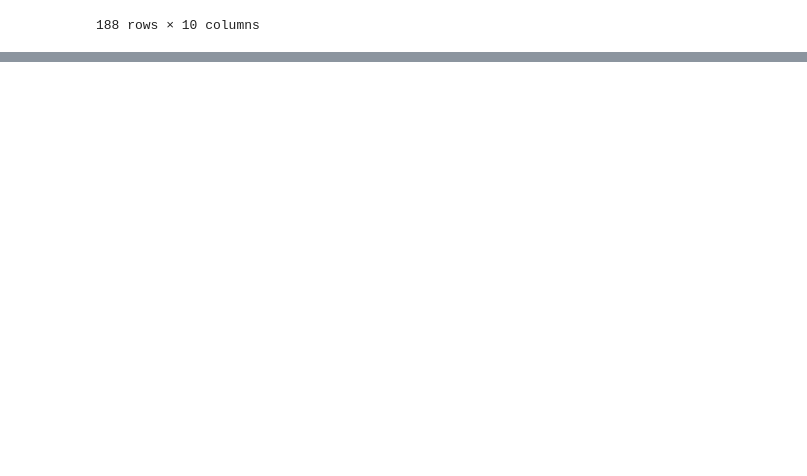
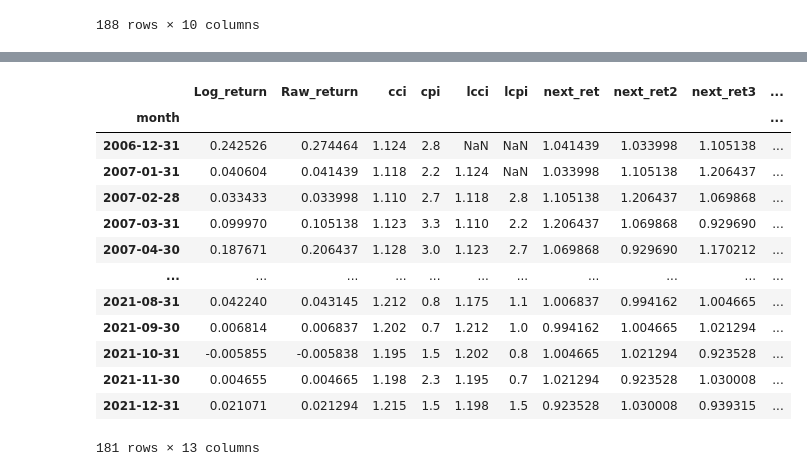
Before and after one commit to Mxc200209/Python, a Jupyter notebook: Python/Python/期末大作业-消费者信心指数预测股票市场收益率.ipynb, the cells around one changed output, grey strips where cells are left out. Drawn from its saved outputs; the diff is of its cells as text; code cells hidden in the pictures; blank space fills up the shorter version.

```diff
--- a/Python/Python/期末大作业-消费者信心指数预测股票市场收益率.ipynb
+++ b/Python/Python/期末大作业-消费者信心指数预测股票市场收益率.ipynb
@@ -484,0 +614,6 @@ Notes:
+# %%
+reg_data['lto'] = reg_data['to'].shift(1)
+model_fore_cci = smf.ols('cci ~ lto',
+                 data=reg_data['2007-01':'2021-12']).fit(
+                     cov_type='HAC', cov_kwds={'maxlags': 6})
+print(model_fore_cci.summary())
@@ -484,0 +638,5 @@ Notes:
+# %%
+model_fore_cci = smf.ols('cci ~ lto + lcci',
+                 data=reg_data['2007-01':'2021-12']).fit(
+                     cov_type='HAC', cov_kwds={'maxlags': 6})
+print(model_fore_cci.summary())
@@ -484,0 +661,18 @@ Notes:
+# %%
+reg_data['fitted_cci'] = model_fore_cci.fittedvalues
+reg_data
+# %% [output]
+|  | Log_return | Raw_return | cci | cpi | lcci | lcpi | next_ret | next_ret2 | next_ret3 | ... |
+| month |  |  |  |  |  |  |  |  |  | ... |
+| 2006-12-31 | 0.242526 | 0.274464 | 1.124 | 2.8 | NaN | NaN | 1.041439 | 1.033998 | 1.105138 | ... |
+| 2007-01-31 | 0.040604 | 0.041439 | 1.118 | 2.2 | 1.124 | NaN | 1.033998 | 1.105138 | 1.206437 | ... |
+| 2007-02-28 | 0.033433 | 0.033998 | 1.110 | 2.7 | 1.118 | 2.8 | 1.105138 | 1.206437 | 1.069868 | ... |
+| 2007-03-31 | 0.099970 | 0.105138 | 1.123 | 3.3 | 1.110 | 2.2 | 1.206437 | 1.069868 | 0.929690 | ... |
+| 2007-04-30 | 0.187671 | 0.206437 | 1.128 | 3.0 | 1.123 | 2.7 | 1.069868 | 0.929690 | 1.170212 | ... |
+| ... | ... | ... | ... | ... | ... | ... | ... | ... | ... | ... |
+| 2021-08-31 | 0.042240 | 0.043145 | 1.212 | 0.8 | 1.175 | 1.1 | 1.006837 | 0.994162 | 1.004665 | ... |
+| 2021-09-30 | 0.006814 | 0.006837 | 1.202 | 0.7 | 1.212 | 1.0 | 0.994162 | 1.004665 | 1.021294 | ... |
+| 2021-10-31 | -0.005855 | -0.005838 | 1.195 | 1.5 | 1.202 | 0.8 | 1.004665 | 1.021294 | 0.923528 | ... |
+| 2021-11-30 | 0.004655 | 0.004665 | 1.198 | 2.3 | 1.195 | 0.7 | 1.021294 | 0.923528 | 1.030008 | ... |
+| 2021-12-31 | 0.021071 | 0.021294 | 1.215 | 1.5 | 1.198 | 1.5 | 0.923528 | 1.030008 | 0.939315 | ... |
+181 rows × 13 columns
```
Also changed, not shown: parts of 23 cells of this notebook.
